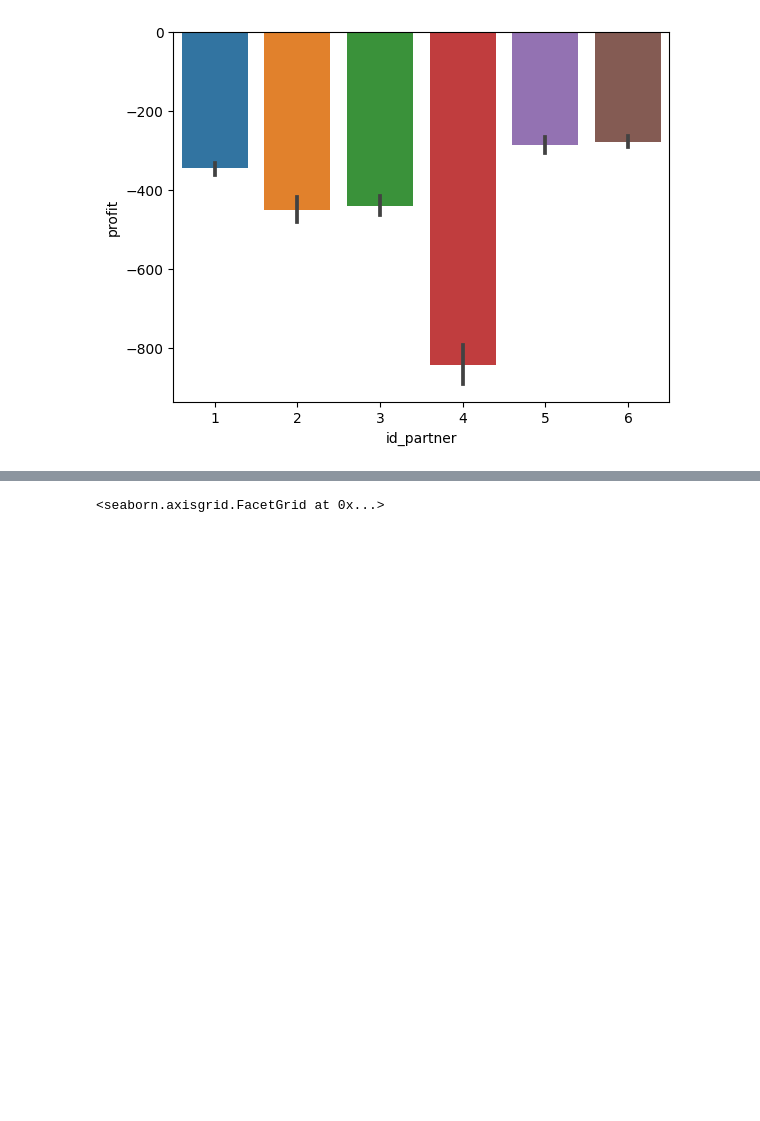
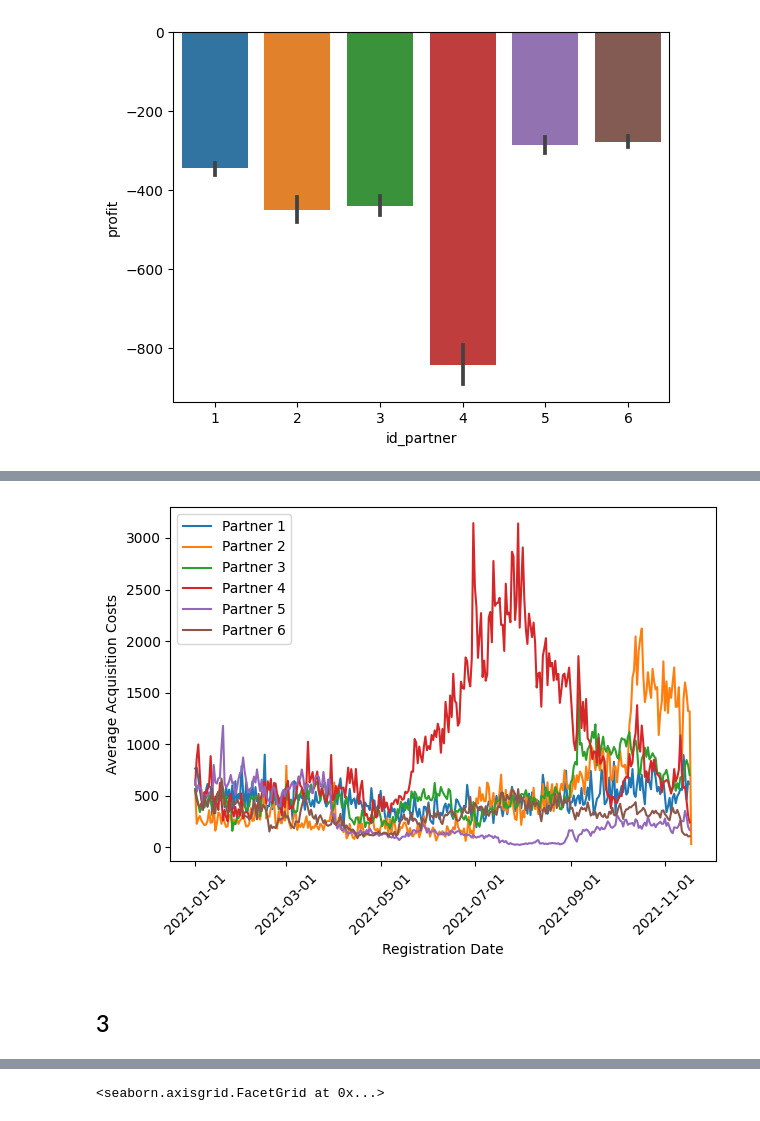
Before and after one commit to nastyabekesheva/Case, a Jupyter notebook: GenesisCase.ipynb, the cells around one changed output, grey strips where cells are left out. Drawn from its saved outputs; the diff is of its cells as text; code cells hidden in the pictures; blank space fills up the shorter version.

```diff
--- a/GenesisCase.ipynb
+++ b/GenesisCase.ipynb
@@ -187,0 +201,23 @@ sns.barplot(data=df, x="id_partner", y="profit")
+# %%
+fig, ax = plt.subplots()
+
+for partner in metrics.index.get_level_values('id_partner').unique():
+    partner_data = metrics.loc[partner]
+    ax.plot(partner_data.index, partner_data['users_acqusition_costs'], label=f"Partner {partner}")
+
+date_format = mdates.DateFormatter('%Y-%m-%d')
+ax.xaxis.set_major_formatter(date_format)
+
+xticks = ax.get_xticks()
+ax.set_xticks(xticks[::2])
+
+plt.xlabel("Registration Date")
+plt.ylabel("Average Acquisition Costs")
+plt.legend()
+plt.xticks(rotation=45)
+plt.tight_layout()
+plt.show()
+# %% [output]
+[figure, added]
+# %% [markdown]
+## 3
```
Also changed, not shown: parts of 33 cells of this notebook.
